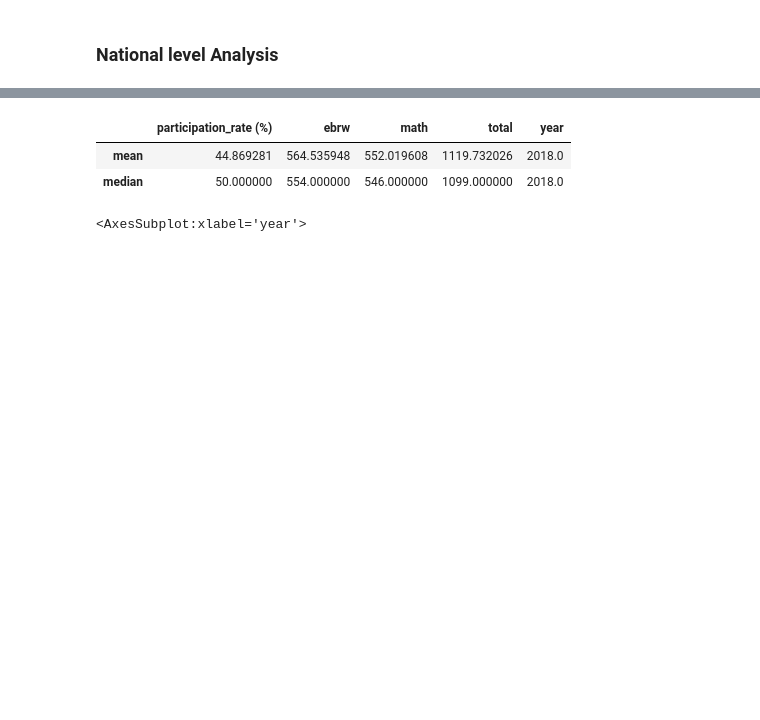
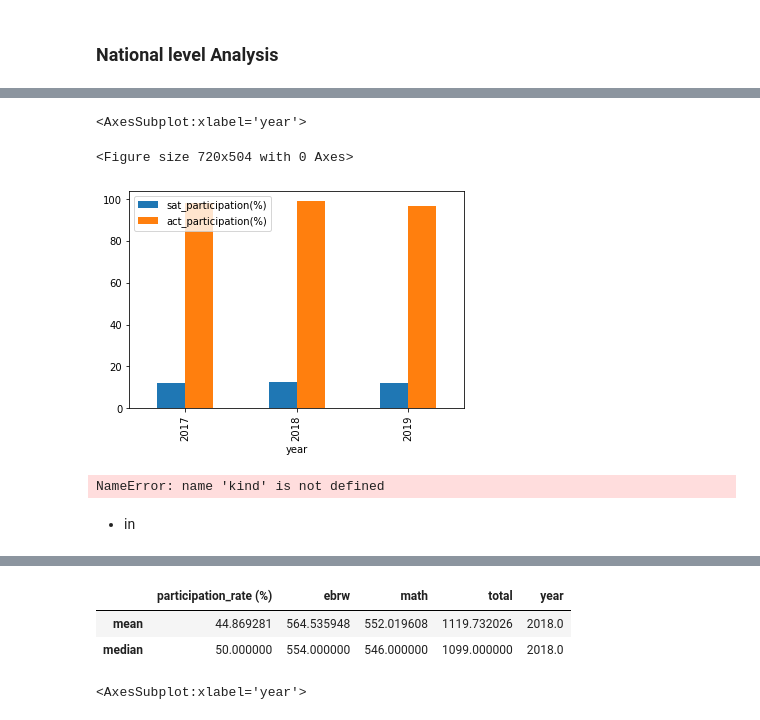
Before and after one commit to nnennaoorji/ACT_SAT_Analysis_2, a Jupyter notebook: code/EDA.ipynb, the cells around one changed output, grey strips where cells are left out. Saved outputs shown, nothing was run; the diff lists cells and outputs as text; code cells hidden in the pictures; blank space fills up the shorter version.

```diff
--- a/code/EDA.ipynb
+++ b/code/EDA.ipynb
@@ -29,0 +111,15 @@ sat.head()
+# %%
+plt.figure(figsize=(10,7))
+
+act_and_sat[act_and_sat['test_policy']=='ACT required'].groupby(['year'])[["sat_participation(%)",
+                                      "act_participation(%)"]].mean().plot(kind='bar')
+# %% [output]
+<AxesSubplot:xlabel='year'>
+<Figure size 720x504 with 0 Axes>
+[figure, added]
+# %%
+act_and_sat.groupby(['test_policy'])["sat_total"].mean().plot(kind)
+# %% [output]
+NameError: name 'kind' is not defined
+# %% [markdown]
+- in
```
Also changed, not shown: parts of 15 cells of this notebook, 3 other files.
